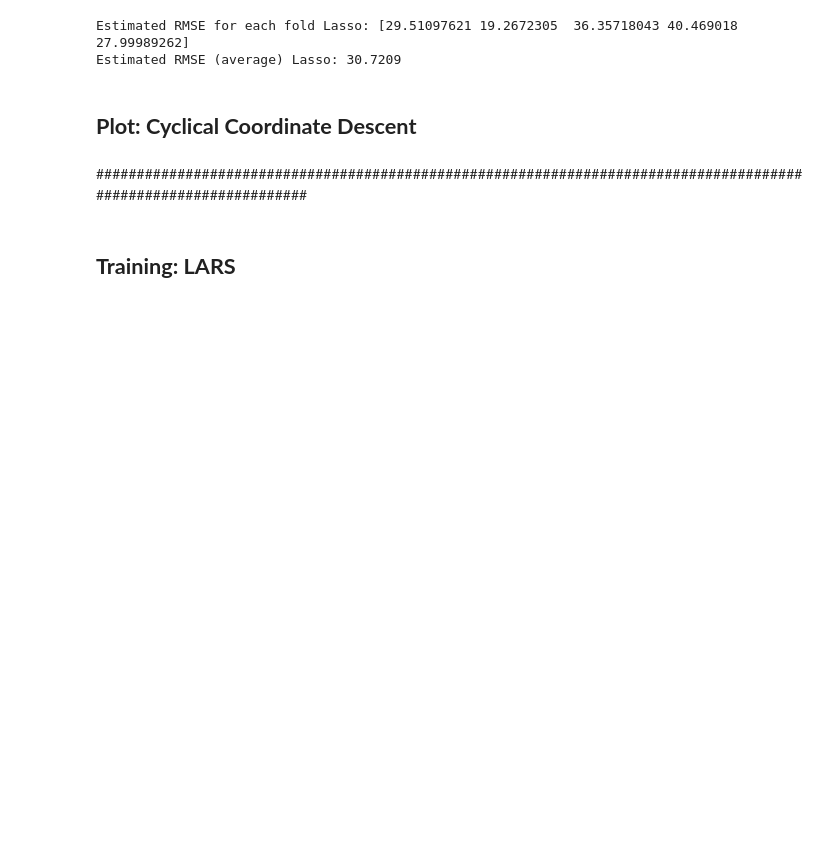
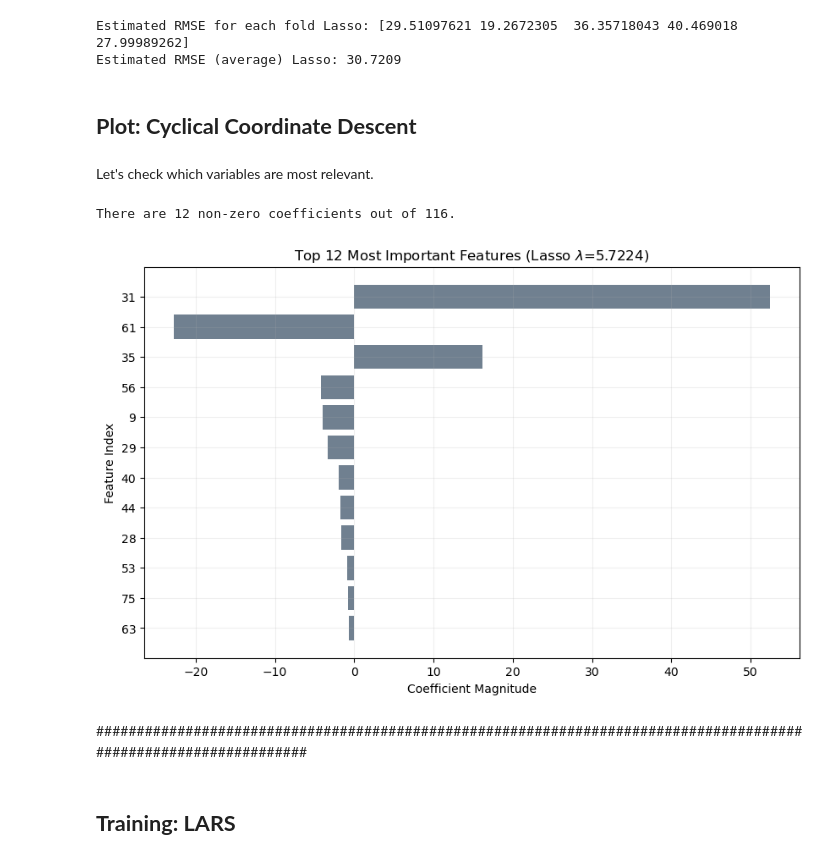
Before and after one commit to LuisMartindelCerro/CDA_Case1, a Jupyter notebook: Python/Regression.ipynb, the cells around one changed output. Drawn from its saved outputs; the diff is of its cells as text; code cells hidden in the pictures; blank space fills up the shorter version.

```diff
--- a/Python/Regression.ipynb
+++ b/Python/Regression.ipynb
@@ -272,6 +258,34 @@ Estimated RMSE for each fold Lasso: [29.51097621 19.2672305  36.35718043 40.4690
 Estimated RMSE (average) Lasso: 30.7209
 # %% [markdown]
 ## **Plot: Cyclical Coordinate Descent**
+# %% [markdown]
+Let's check which variables are most relevant.
+# %%
+# Lasso model coefficients are:
+lasso_coef = best_lasso.coef_
+print(f'There are {sum(lasso_coef != 0)} non-zero coefficients out of {len(lasso_coef)}.')
+# %% [output]
+There are 12 non-zero coefficients out of 116.
+# %%
+feature_indices = np.arange(X.shape[1])
+
+# Get coefficients and sort by absolute value
+sorted_idx = np.argsort(np.abs(lasso_coef))[::-1]
+sorted_coefs = lasso_coef[sorted_idx]
+sorted_features = feature_indices[sorted_idx]
+
+# Plot top 15 features
+plt.figure(figsize=(10, 6))
+plt.barh(range(sum(lasso_coef != 0)), sorted_coefs[:sum(lasso_coef != 0)], align='center',color='slategray')
+plt.yticks(range(sum(lasso_coef != 0)), sorted_features[:sum(lasso_coef != 0)])
+plt.title(rf'Top {sum(lasso_coef != 0)} Most Important Features (Lasso $\lambda$={best_lambda_lasso_ose:.4f})')
+plt.xlabel('Coefficient Magnitude')
+plt.ylabel('Feature Index')
+plt.grid(alpha=0.2)
+plt.gca().invert_yaxis()  # Highest coefficient at top
+plt.show()
+# %% [output]
+[figure, added]
 # %% [markdown]
 #################################################################################################################
 # %%
```
Also changed, not shown: parts of 9 cells of this notebook.
